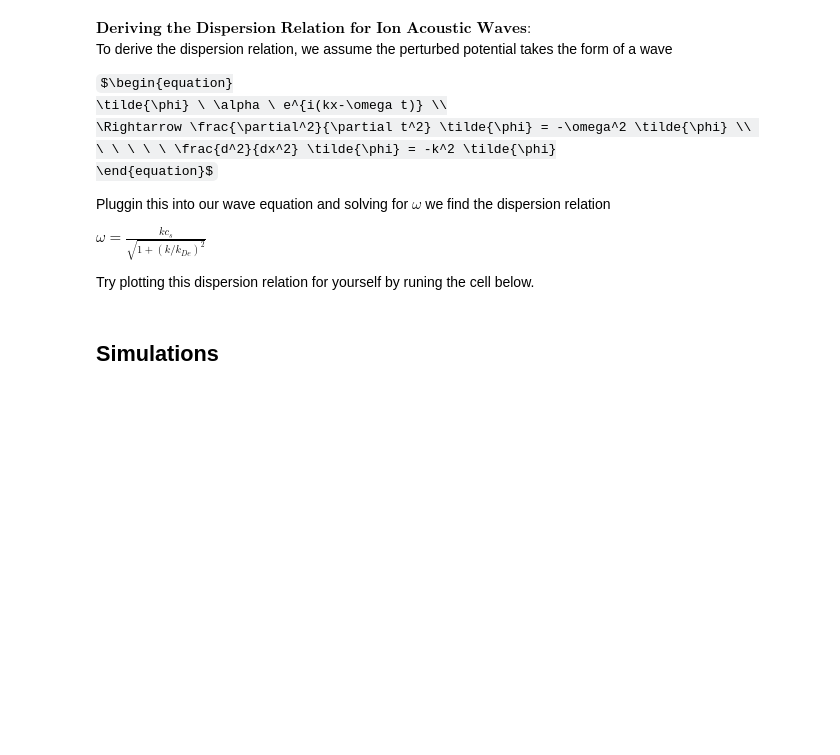
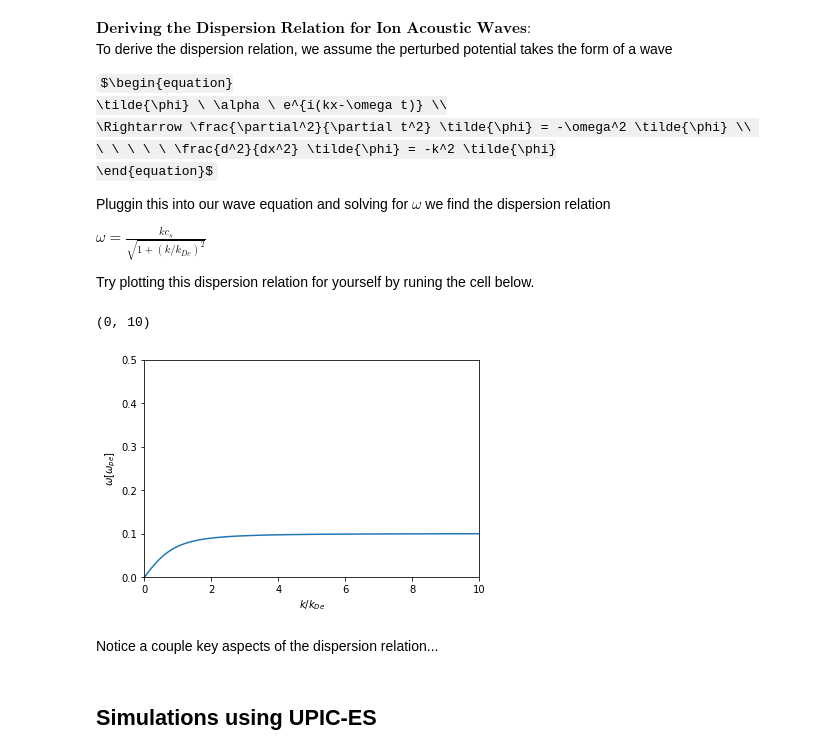
Before and after one commit to UCLA-Plasma-Simulation-Group/JupyterPIC, a Jupyter notebook: dev/iaw-fluid-theory/iaw-fluid-theory.ipynb, the cells around one changed output. Drawn from its saved outputs; the diff is of its cells as text; code cells hidden in the pictures; some formulas as TeX source; blank space fills up the shorter version.

```diff
--- a/dev/iaw-fluid-theory/iaw-fluid-theory.ipynb
+++ b/dev/iaw-fluid-theory/iaw-fluid-theory.ipynb
@@ -216,18 +219,25 @@ Try plotting this dispersion relation for yourself by runing the cell below.
 # %%
 import numpy as np
 from matplotlib import pyplot as plt
 
 def w(k):
-    c_s = 1
+    c_s = 0.1
     k_De = 1
     w = k*k_De*c_s/np.sqrt(1+(k)**2)
     return w
 
 ks = np.linspace(0,10,100)
 ws = w(ks)
 
 plt.plot(ks,ws)
 plt.xlabel('$k/k_{De}$')
-plt.ylabel('$\omega$')
+plt.ylabel('$\omega [\omega_{pe}]$')
+plt.ylim(0,0.5)
+plt.xlim(0,10)
+# %% [output]
+(0, 10)
+[figure, added]
+# %% [markdown]
+Notice a couple key aspects of the dispersion relation...
 # %% [markdown]
-## Simulations
+## Simulations using UPIC-ES
```
Also changed, not shown: parts of 21 cells of this notebook.
